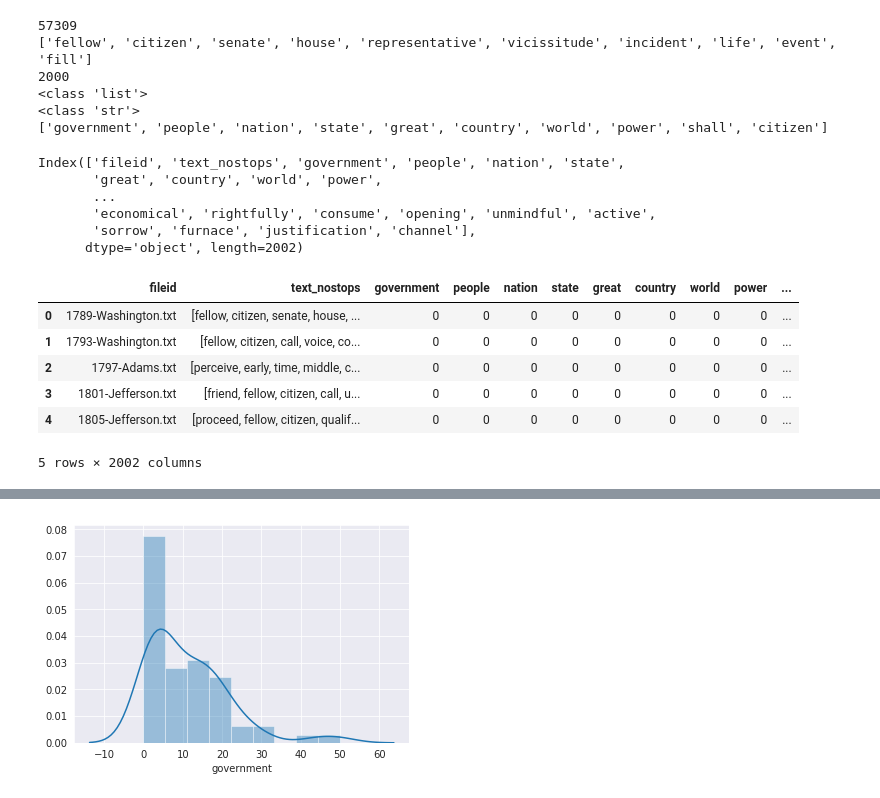
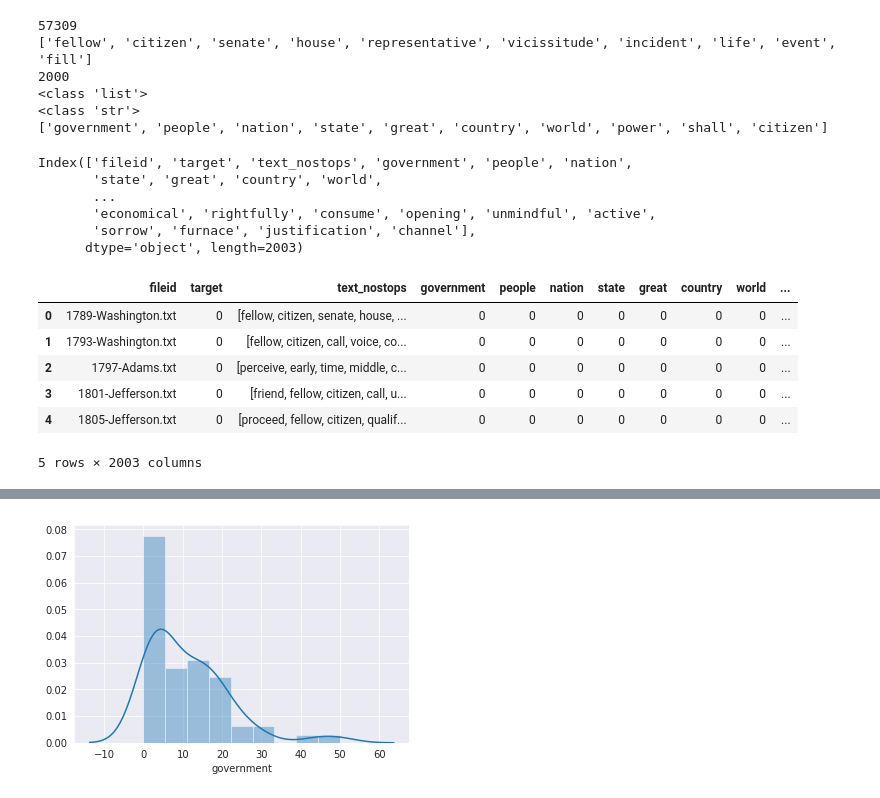
Before and after one commit to aarondelgiudice/thinkful, a Jupyter notebook: unit_4/capstone/4_5a_preprocessing.ipynb, the cells around one changed output, grey strips where cells are left out. Cells and saved outputs as stored; diff of their text form; code cells hidden in the pictures.

Commit message:
Added target feature to word_counts and tf_idf DFs

```diff
--- a/unit_4/capstone/4_5a_preprocessing.ipynb
+++ b/unit_4/capstone/4_5a_preprocessing.ipynb
@@ -703,12 +648,0 @@ for items in top_words[0].items():
-# %%
-df_prez['top_words_dict'] = [x for x in top_words]
-
-key_list = [x.keys() for x in top_words]
-top_words_local = []
-for list in key_list:
-  top_words_local.append([x for x in list])
-
-df_prez['top_words'] = [x for x in top_words_local]
-print(type(df_prez['top_words'][0]))
-print(df_prez['top_words'][0])
-df_prez.head()
@@ -756,26 +681,26 @@ print(common_words[:10])
 <class 'str'>
 ['government', 'people', 'nation', 'state', 'great', 'country', 'world', 'power', 'shall', 'citizen']
 # %%
-word_counts = pd.concat([df_prez[['fileid', 'text_nostops']],
+word_counts = pd.concat([df_prez[['fileid', 'target', 'text_nostops']],
                          pd.DataFrame(columns=common_words)], axis=1)
 word_counts.loc[:, common_words] = 0
 
 display(word_counts.columns)
 word_counts.head()
 # %% [output]
-Index(['fileid', 'text_nostops', 'government', 'people', 'nation', 'state',
-       'great', 'country', 'world', 'power',
+Index(['fileid', 'target', 'text_nostops', 'government', 'people', 'nation',
+       'state', 'great', 'country', 'world',
        ...
        'economical', 'rightfully', 'consume', 'opening', 'unmindful', 'active',
        'sorrow', 'furnace', 'justification', 'channel'],
-      dtype='object', length=2002)
+      dtype='object', length=2003)
-|  | fileid | text_nostops | government | people | nation | state | great | country | world | power | ... |
-| 0 | 1789-Washington.txt | [fellow, citizen, senate, house, ... | 0 | 0 | 0 | 0 | 0 | 0 | 0 | 0 | ... |
-| 1 | 1793-Washington.txt | [fellow, citizen, call, voice, co... | 0 | 0 | 0 | 0 | 0 | 0 | 0 | 0 | ... |
-| 2 | 1797-Adams.txt | [perceive, early, time, middle, c... | 0 | 0 | 0 | 0 | 0 | 0 | 0 | 0 | ... |
-| 3 | 1801-Jefferson.txt | [friend, fellow, citizen, call, u... | 0 | 0 | 0 | 0 | 0 | 0 | 0 | 0 | ... |
-| 4 | 1805-Jefferson.txt | [proceed, fellow, citizen, qualif... | 0 | 0 | 0 | 0 | 0 | 0 | 0 | 0 | ... |
+|  | fileid | target | text_nostops | government | people | nation | state | great | country | world | ... |
+| 0 | 1789-Washington.txt | 0 | [fellow, citizen, senate, house, ... | 0 | 0 | 0 | 0 | 0 | 0 | 0 | ... |
+| 1 | 1793-Washington.txt | 0 | [fellow, citizen, call, voice, co... | 0 | 0 | 0 | 0 | 0 | 0 | 0 | ... |
+| 2 | 1797-Adams.txt | 0 | [perceive, early, time, middle, c... | 0 | 0 | 0 | 0 | 0 | 0 | 0 | ... |
+| 3 | 1801-Jefferson.txt | 0 | [friend, fellow, citizen, call, u... | 0 | 0 | 0 | 0 | 0 | 0 | 0 | ... |
+| 4 | 1805-Jefferson.txt | 0 | [proceed, fellow, citizen, qualif... | 0 | 0 | 0 | 0 | 0 | 0 | 0 | ... |
-5 rows × 2002 columns
+5 rows × 2003 columns
 # %%
 %%time
 # Create our data frame with features. This can take a while to run.
```
Also changed, not shown: parts of 13 cells of this notebook.
